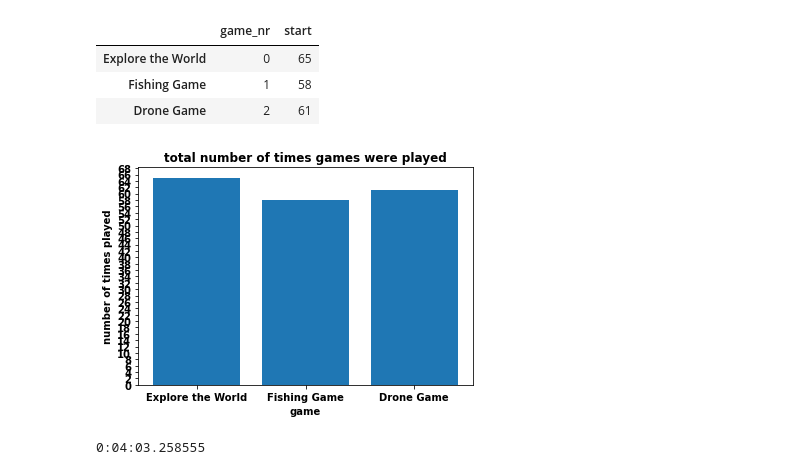
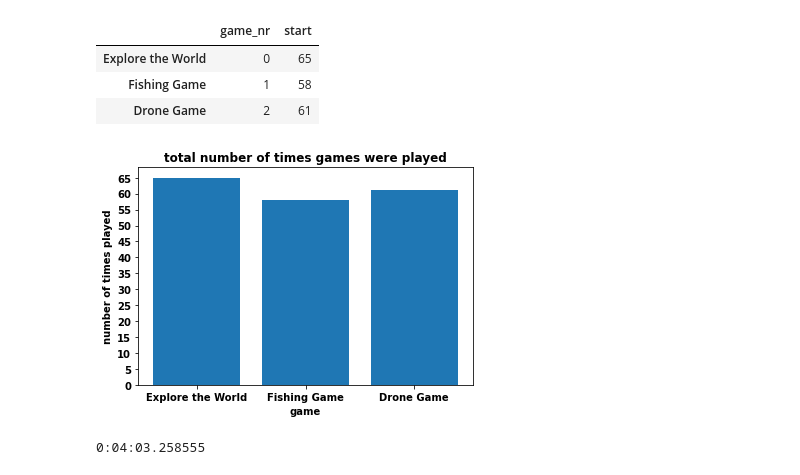
Before and after one commit to doscsy12/robotic_hometherapy, a Jupyter notebook: Extract_database-P002.ipynb, the cells around one changed output. Saved outputs shown, nothing was run; the diff lists cells and outputs as text; code cells hidden in the pictures.

```diff
--- a/Extract_database-P002.ipynb
+++ b/Extract_database-P002.ipynb
@@ -440,13 +440,13 @@ time_gamecount.drop(columns=['session_nr','end','diff','just_date'])
 # %%
 # plot number of games by session
 plt.bar(time_gamecount.index,time_gamecount['session_nr']);
 plt.xlabel('game')
 plt.ylabel('number of times played');
-plt.gca().yaxis.set_major_locator(mticker.MultipleLocator(2))
+plt.gca().yaxis.set_major_locator(mticker.MultipleLocator(5))
 plt.title('total number of times games were played');
 plt.show();
 # %% [output]
-[figure, old version]
+[figure, new version]
 # %%
 print(datetime.now()-start_codes)
 # %% [output]
```
Also changed, not shown: parts of 1 cell of this notebook.
